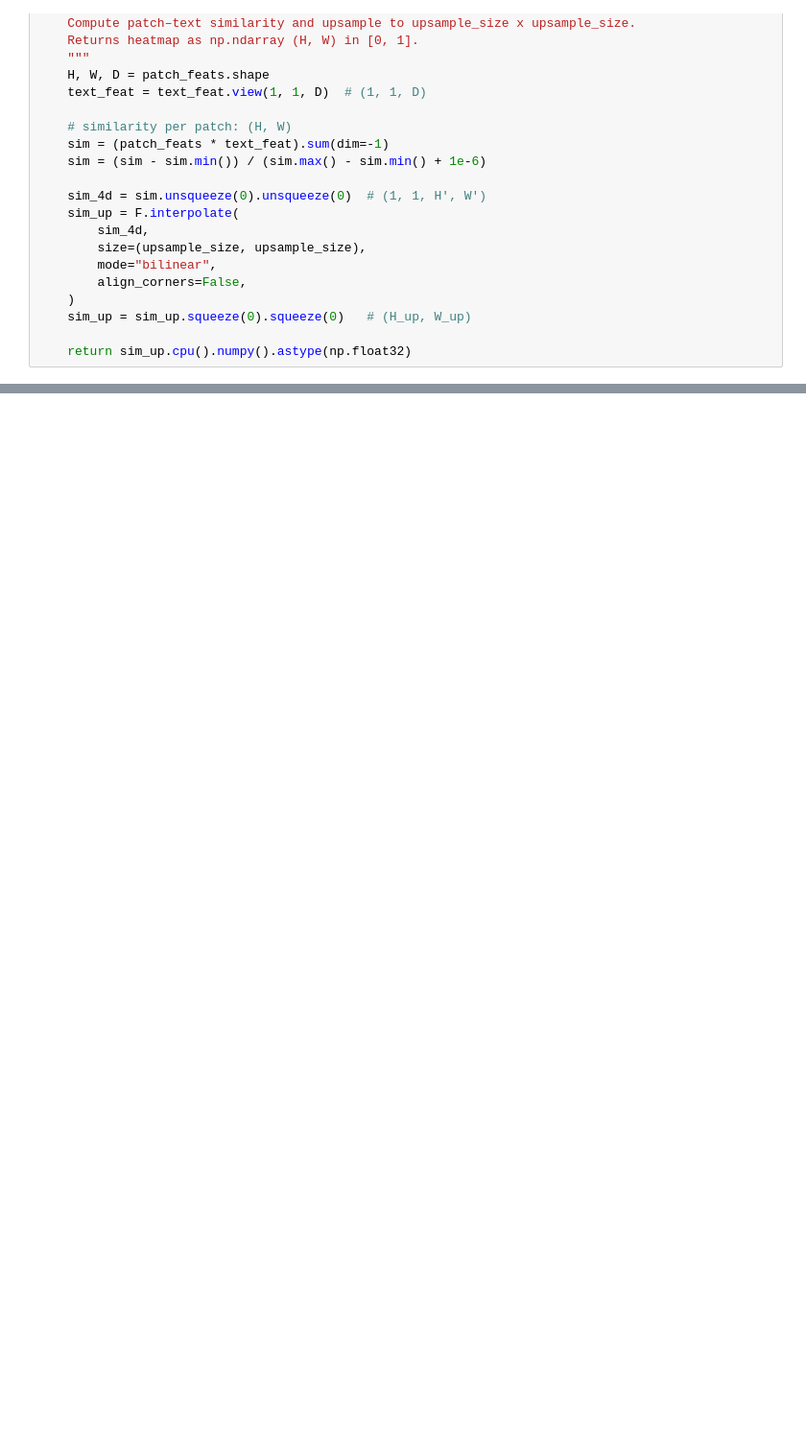
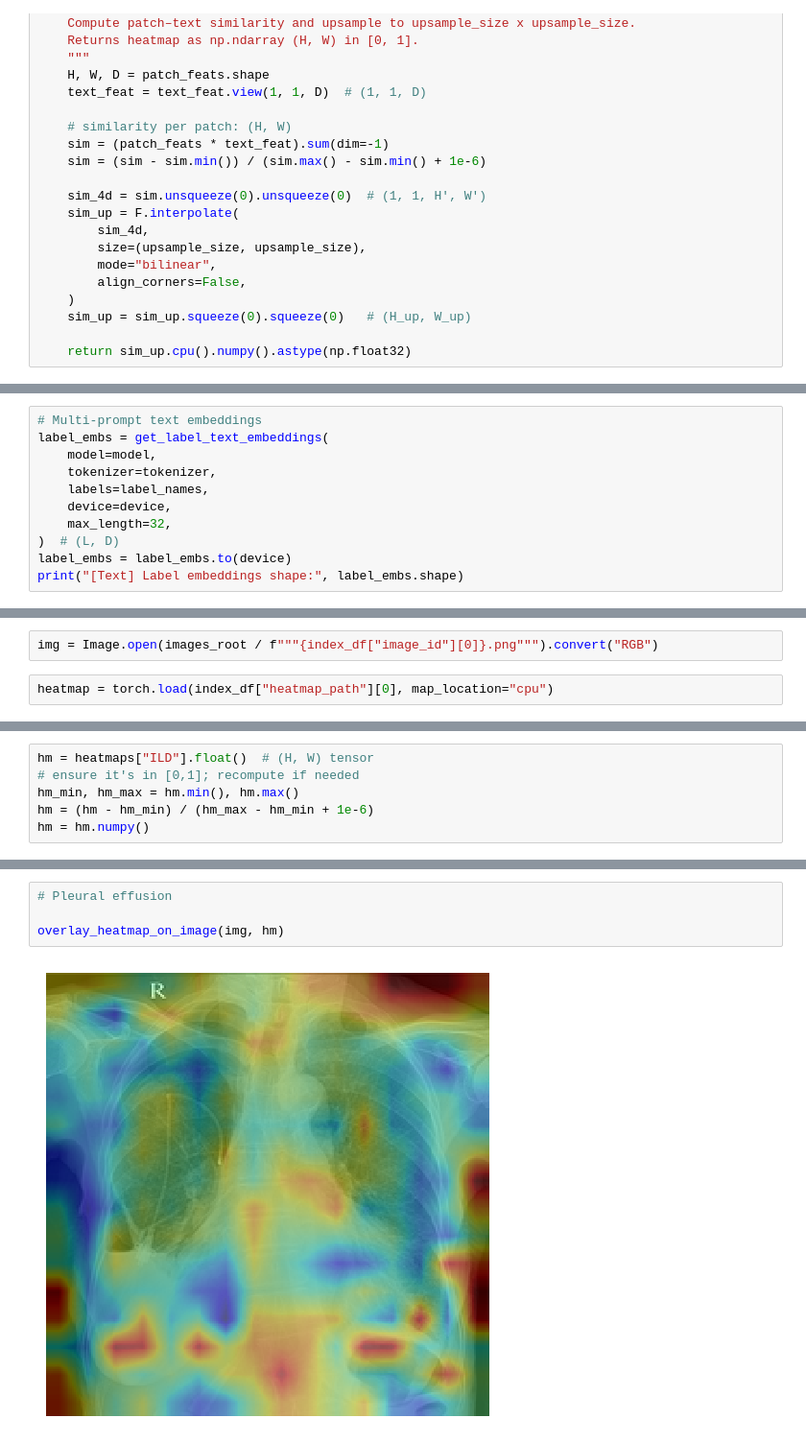
Before and after one commit to harshvardhan10/ALBEF, a Jupyter notebook: notebooks/extract_heatmaps.ipynb, the cells around one changed output, grey strips where cells are left out. Shown at 96% size. Cells and saved outputs as stored; diff of their text form; blank space fills up the shorter version.

Commit message:
evaluating heatmaps generated via similarity of patch and text embeddings

```diff
--- a/notebooks/extract_heatmaps.ipynb
+++ b/notebooks/extract_heatmaps.ipynb
@@ -79,0 +150,11 @@ def compute_heatmap(
+# %%
+# Multi-prompt text embeddings
+label_embs = get_label_text_embeddings(
+    model=model,
+    tokenizer=tokenizer,
+    labels=label_names,
+    device=device,
+    max_length=32,
+)  # (L, D)
+label_embs = label_embs.to(device)
+print("[Text] Label embeddings shape:", label_embs.shape)
@@ -79,0 +231,4 @@ def compute_heatmap(
+# %%
+img = Image.open(images_root / f"""{index_df["image_id"][0]}.png""").convert("RGB")
+# %%
+heatmap = torch.load(index_df["heatmap_path"][0], map_location="cpu")
@@ -79,0 +239,6 @@ def compute_heatmap(
+# %%
+hm = heatmaps["ILD"].float()  # (H, W) tensor
+# ensure it's in [0,1]; recompute if needed
+hm_min, hm_max = hm.min(), hm.max()
+hm = (hm - hm_min) / (hm_max - hm_min + 1e-6)
+hm = hm.numpy()
@@ -79,0 +389,6 @@ def compute_heatmap(
+# %%
+# Pleural effusion
+
+overlay_heatmap_on_image(img, hm)
+# %% [output]
+[figure, added]
```
Also changed, not shown: parts of 40 cells of this notebook.
